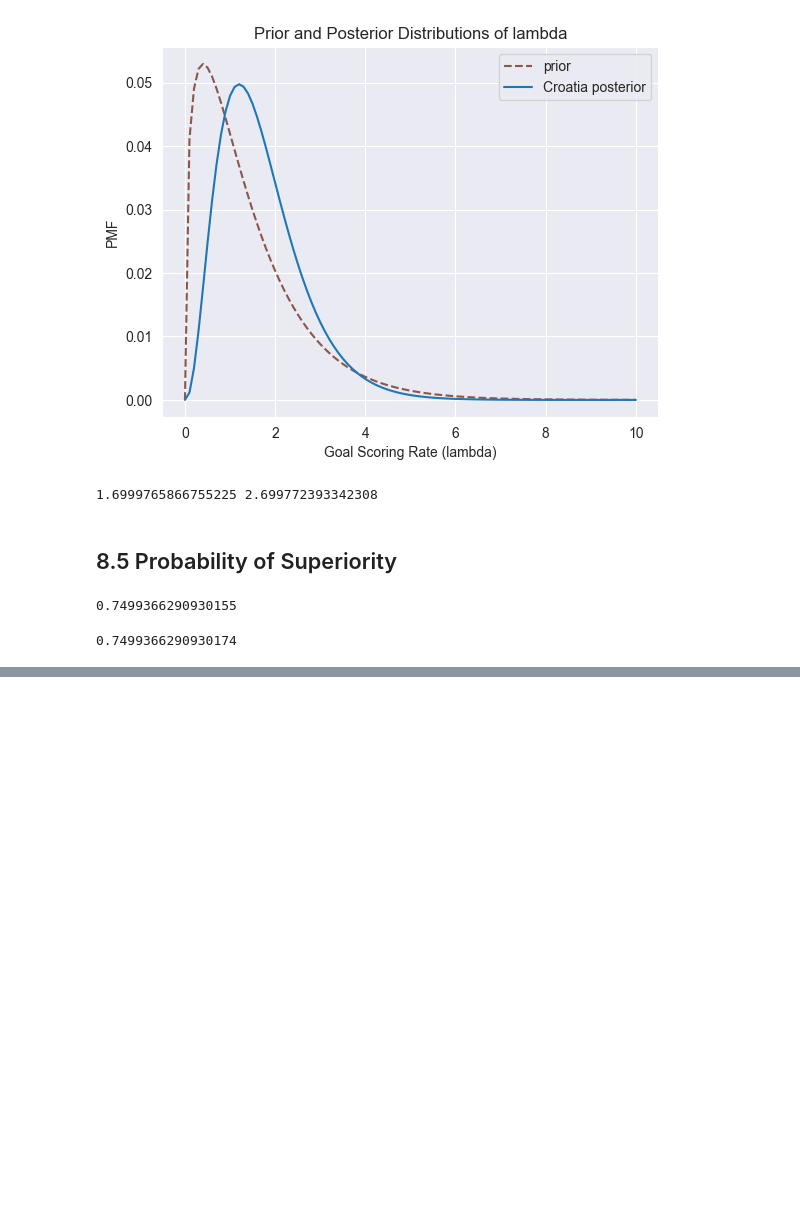
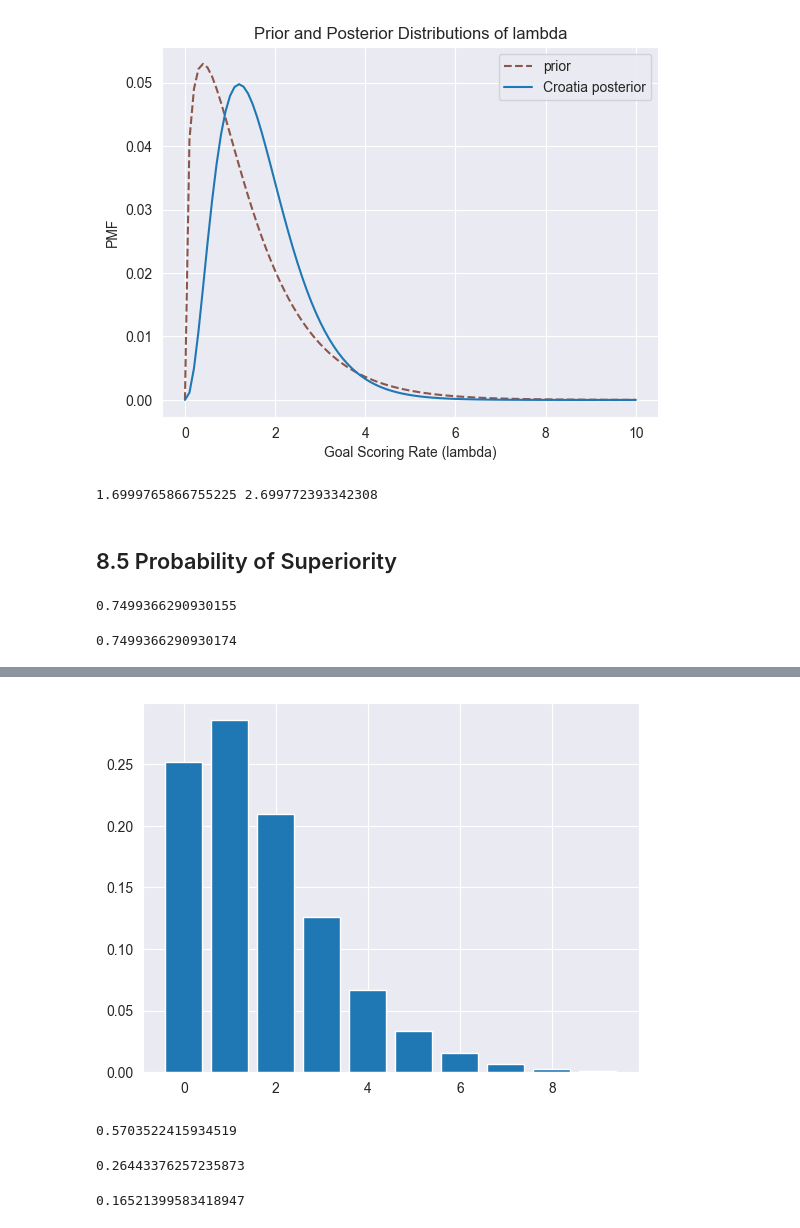
Before and after one commit to Xupeiyi/think-bayes, a Jupyter notebook: chapter8.ipynb, the cells around one changed output, grey strips where cells are left out. Saved outputs shown, nothing was run; the diff lists cells and outputs as text; code cells hidden in the pictures; blank space fills up the shorter version.

```diff
--- a/chapter8.ipynb
+++ b/chapter8.ipynb
@@ -117,0 +166,20 @@ Pmf.prob_gt(france_posterior, croatia_posterior)
+# %%
+predicted_croatia_goals = make_mixture(croatia_posterior, poisson_pmfs)
+predicted_croatia_goals.bar(color='C0', label='Croatia')
+# %% [output]
+[figure, added]
+# %%
+france_win_prob = Pmf.prob_gt(predicted_france_goals, predicted_croatia_goals)
+france_win_prob
+# %% [output]
+0.5703522415934519
+# %%
+france_lose_prob = Pmf.prob_gt(predicted_croatia_goals, predicted_france_goals)
+france_lose_prob
+# %% [output]
+0.26443376257235873
+# %%
+tie_prob = Pmf.prob_eq(predicted_france_goals, predicted_croatia_goals)
+tie_prob
+# %% [output]
+0.16521399583418947
```
Also changed, not shown: parts of 6 cells of this notebook.
